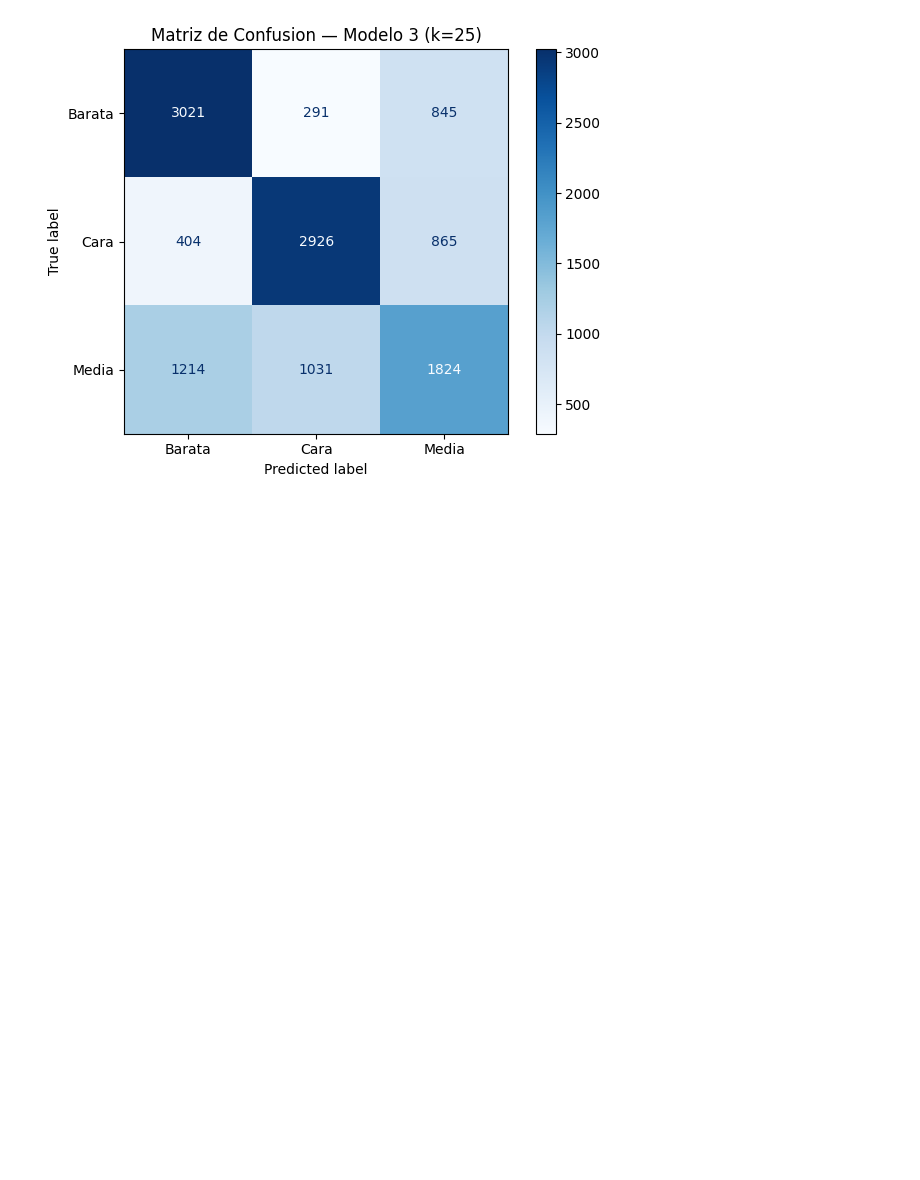
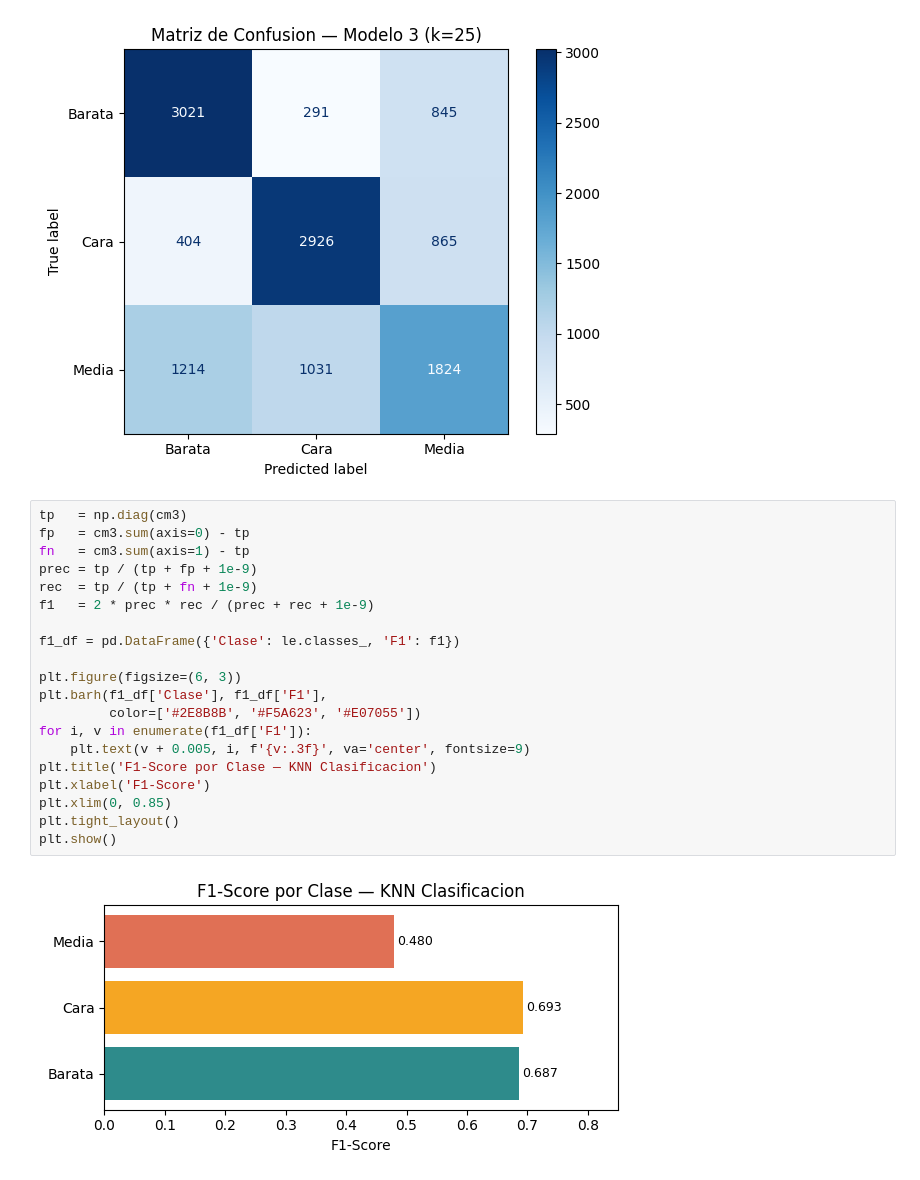
Before and after one commit to VirusMauri1/Lab6KNN, a Jupyter notebook: lab6mine.ipynb, the cells around one changed output. Cells and saved outputs as stored; diff of their text form; blank space fills up the shorter version.

Commit message:
se agrega la calsificacion por clase de f1

```diff
--- a/lab6mine.ipynb
+++ b/lab6mine.ipynb
@@ -453,3 +453,25 @@ plt.tight_layout()
 plt.show()
 # %% [output]
 [figure]
+# %%
+tp   = np.diag(cm3)
+fp   = cm3.sum(axis=0) - tp
+fn   = cm3.sum(axis=1) - tp
+prec = tp / (tp + fp + 1e-9)
+rec  = tp / (tp + fn + 1e-9)
+f1   = 2 * prec * rec / (prec + rec + 1e-9)
+
+f1_df = pd.DataFrame({'Clase': le.classes_, 'F1': f1})
+
+plt.figure(figsize=(6, 3))
+plt.barh(f1_df['Clase'], f1_df['F1'],
+         color=['#2E8B8B', '#F5A623', '#E07055'])
+for i, v in enumerate(f1_df['F1']):
+    plt.text(v + 0.005, i, f'{v:.3f}', va='center', fontsize=9)
+plt.title('F1-Score por Clase — KNN Clasificacion')
+plt.xlabel('F1-Score')
+plt.xlim(0, 0.85)
+plt.tight_layout()
+plt.show()
+# %% [output]
+[figure, added]
```
